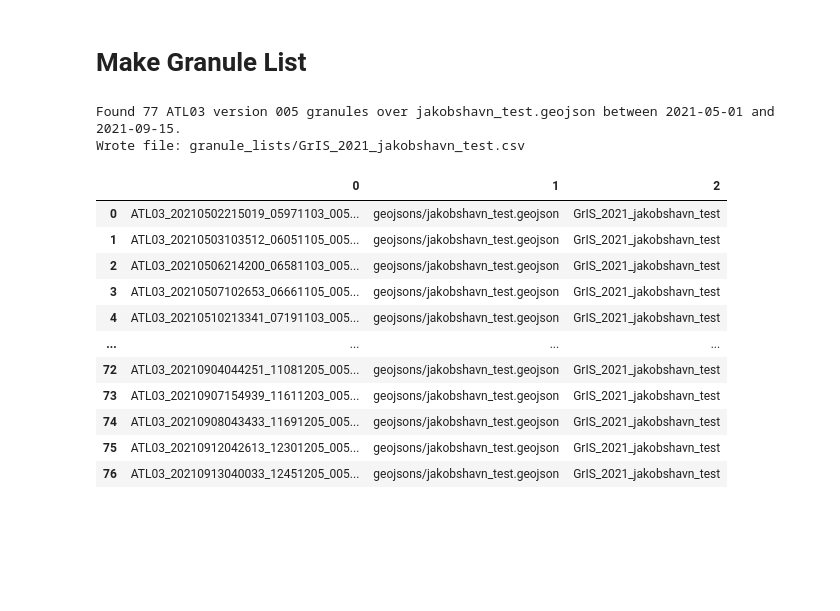
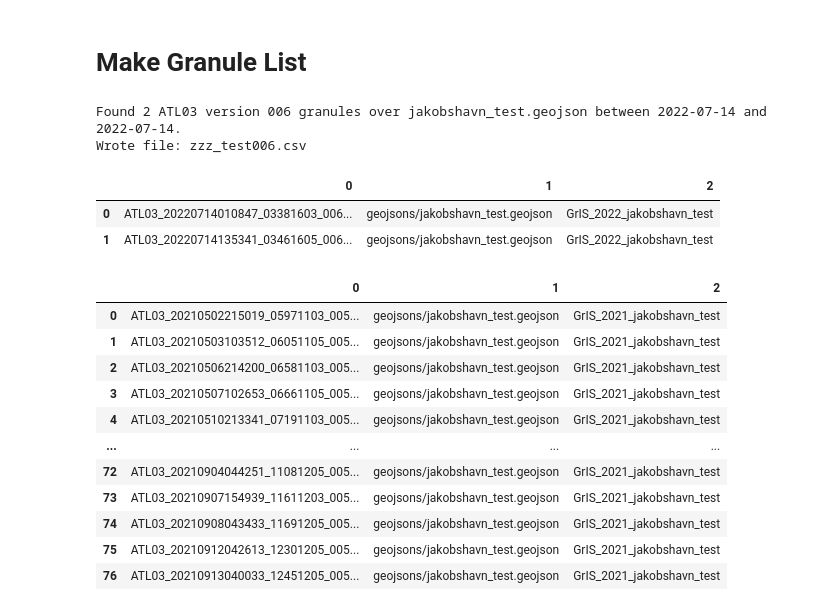
Before and after one commit to fliphilipp/GlacierLakeDetectionICESat2, a Jupyter notebook: make_granule_list.ipynb, the cells around one changed output. Saved outputs shown, nothing was run; the diff lists cells and outputs as text; code cells hidden in the pictures; blank space fills up the shorter version.

```diff
--- a/make_granule_list.ipynb
+++ b/make_granule_list.ipynb
@@ -8,9 +9,27 @@ import numpy as np
 # # function to convert shapefile to geojson - if needed
 # shp2geojson_nsidc('shapefiles/jakobshavn_small.shp')
 # %%
+geojson = 'jakobshavn_test.geojson'
+icesheet = 'GrIS'
+startyear = 2022
+endyear = 2022
+startday = '07-14'
+endday = '07-14'
+start_date = '%s-%s' % (startyear, startday)
+end_date = '%s-%s' % (endyear, endday)
+
+
+meltseason = start_date[:4] if start_date[:4]==end_date[:4] else start_date[:4] + '-' + end_date[2:4]
+outname = 'zzz_test006.csv'
+
+make_granule_list(geojson, start_date, end_date, icesheet, meltseason, outname)
+pd.read_csv(outname,header=None)
 # %% [output]
-Found 77 ATL03 version 005 granules over jakobshavn_test.geojson between 2021-05-01 and 2021-09-15.
-Wrote file: granule_lists/GrIS_2021_jakobshavn_test.csv
+Found 2 ATL03 version 006 granules over jakobshavn_test.geojson between 2022-07-14 and 2022-07-14.
+Wrote file: zzz_test006.csv
+|  | 0 | 1 | 2 |
+| 0 | ATL03_20220714010847_03381603_006... | geojsons/jakobshavn_test.geojson | GrIS_2022_jakobshavn_test |
+| 1 | ATL03_20220714135341_03461605_006... | geojsons/jakobshavn_test.geojson | GrIS_2022_jakobshavn_test |
 # %%
 # make sure that it worked by reading the file into a DataFrame and displaying it
 import pandas as pd
```
Also changed, not shown: parts of 1 cell of this notebook, 5 other files.
